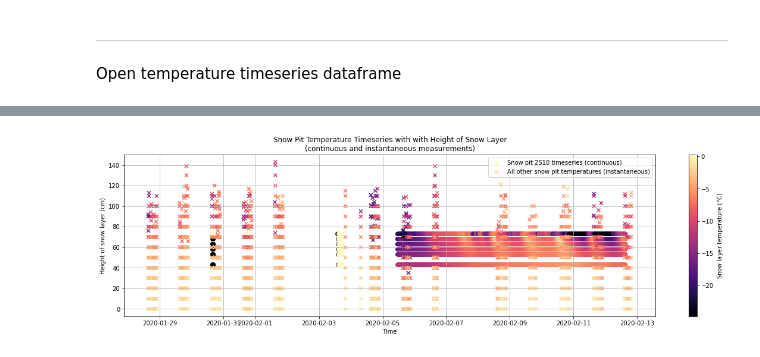
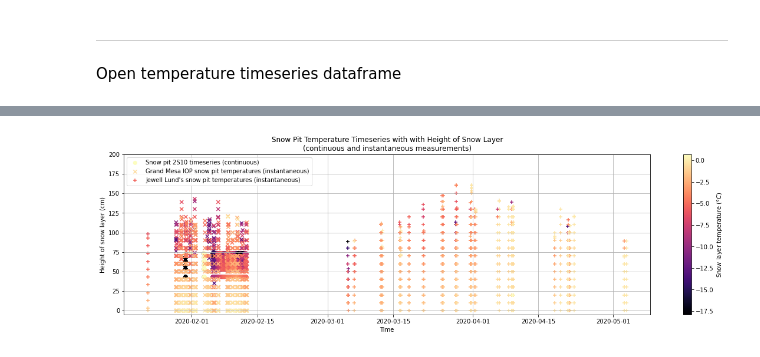
Before and after one commit to snowex-hackweek/hot-pow, a Jupyter notebook: contributors/Steven_Pestana/snowpit_temp_to_netcdf.ipynb, the cells around one changed output, grey strips where cells are left out. Saved outputs shown, nothing was run; the diff lists cells and outputs as text; code cells hidden in the pictures.

Commit message:
Add longer timeseries of snow pit data

```diff
--- a/contributors/Steven_Pestana/snowpit_temp_to_netcdf.ipynb
+++ b/contributors/Steven_Pestana/snowpit_temp_to_netcdf.ipynb
@@ -131,3 +139,36 @@ Text(0.5, 1.0, 'Snow layer temperatures\n(point size proportional to depth)')
+# %%
+df_jl = pd.read_csv('~/project/hot-pow/contributors/Dillon_Ragar/layerdata_temps_db_JL.csv')
+# Grab only the later portion of this dataframe
+df_jl = df_jl[1676:]
+# Set the index to a datetime
+df_jl['datetime'] = pd.to_datetime(df_jl.date)
+df_jl.set_index('datetime', inplace=True);
+# %%
+# make another xarray dataset from this dataframe
+# unpack values from dataframe that we want, make sure to set the datatypes we want
+time = df_jl.index.values
+depth = df_jl.depth.values.astype(np.float64)
+northing = df_jl.northing.values.astype(np.float64)
+easting = df_jl.easting.values.astype(np.float64)
+longitude = df_jl.longitude.values.astype(np.float64)
+latitude = df_jl.latitude.values.astype(np.float64)
+temperature = df_jl.value.values.astype(np.float64)
+# %%
+# build a dataset
+ds_jl = xr.Dataset(
+    data_vars=dict(
+        temperature=(["time"], temperature)
+    ),
+    coords=dict(
+        #lon=(["time"], longitude),
+        #lat=(["time"], latitude),
+        easting=(["time"], easting),
+        northing=(["time"],northing),
+        depth=(["time"], depth),
+        time=(["time"], time),
+    ),
+    attrs=dict(description="snow pit temperature dataset from Jewell Lund"),
+)
 # %% [markdown]
 ---
 
@@ -183,35 +218,36 @@ plt.scatter(x=df.index, y=np.ones_like(df.temp1_avg)*(73-5), c=df.temp1_avg, cma
 plt.scatter(x=df.index, y=np.ones_like(df.temp2_avg)*(73-10), c=df.temp2_avg, cmap='magma', vmin=-20, vmax=0)
 plt.scatter(x=df.index, y=np.ones_like(df.temp3_avg)*(73-15), c=df.temp3_avg, cmap='magma', vmin=-20, vmax=0)
 plt.scatter(x=df.index, y=np.ones_like(df.temp4_avg)*(73-20), c=df.temp4_avg, cmap='magma', vmin=-20, vmax=0)
 plt.scatter(x=df.index, y=np.ones_like(df.temp5_avg)*(73-30), c=df.temp5_avg, cmap='magma', vmin=-20, vmax=0)
 
 # Plot asll other snowpit temperatures over time
-plt.scatter(x=ds.time, y=ds.depth, c=ds.temperature, cmap='magma', marker='x', label='All other snow pit temperatures (instantaneous)')
-#ds.temperature.plot(linestyle='none', marker='.', markersize=1, c='k', label='Snow Pit Temperatures')
+plt.scatter(x=ds.time, y=ds.depth, c=ds.temperature, cmap='magma', marker='x', label='Grand Mesa IOP snow pit temperatures (instantaneous)')
 
+# plot Jewell Lund's snow pit observations for later in the snow season
+plt.scatter(x=ds_jl.time, y=ds_jl.depth, c=ds_jl.temperature, cmap='magma', marker='+', label='Jewell Lund\'s snow pit temperatures (instantaneous)')
 
 plt.colorbar(label='Snow layer temperature ($\degree C$)')
 
 
 
 # set axes limits
-#plt.ylim((-35,5))
+plt.ylim((-5,200))
 #plt.xlim((pd.Timestamp(2020,2,5,11,0),pd.Timestamp(2020,2,12,16,0)))
 
 # add a legend to the plot
 plt.legend()
 
 # set axes labels
 plt.xlabel('Time')
 plt.ylabel('Height of snow layer (cm)')
 
 # add grid lines to the plot
 plt.grid('on')
 
 # set the plot title
 plt.title('Snow Pit Temperature Timeseries with with Height of Snow Layer\n(continuous and instantaneous measurements)');
 
 # save figure
-plt.savefig('snow_pit_temp_timeseries_by_depth.jpg')
+plt.savefig('snow_pit_temp_timeseries_by_depth_all_data.jpg')
 # %% [output]
-[figure, old version]
+[figure, new version]
```
Also changed, not shown: parts of 4 cells of this notebook, 1 other file.
